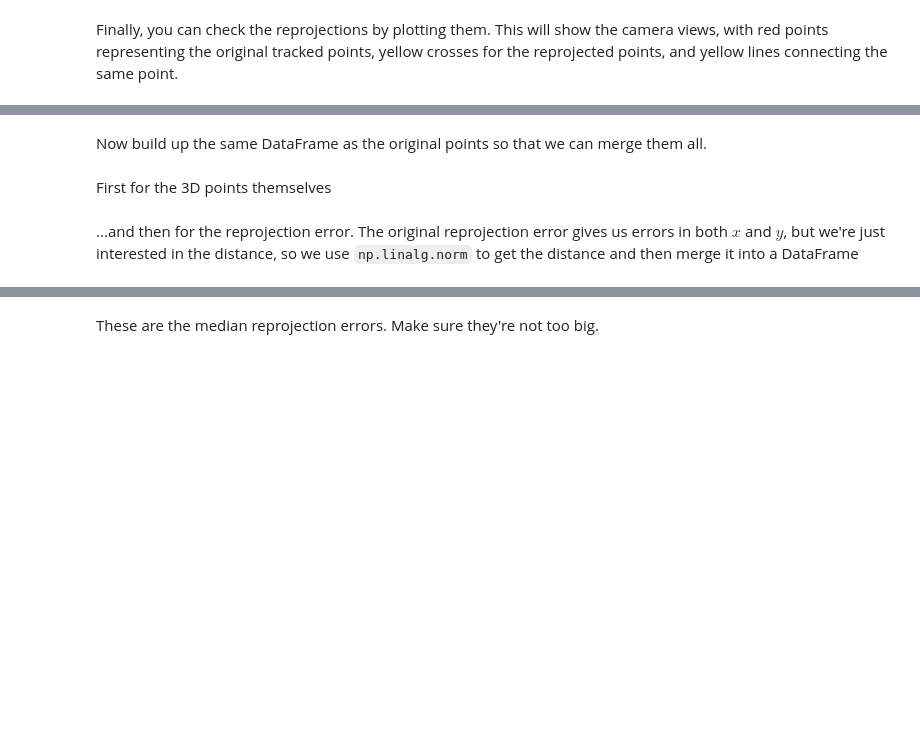
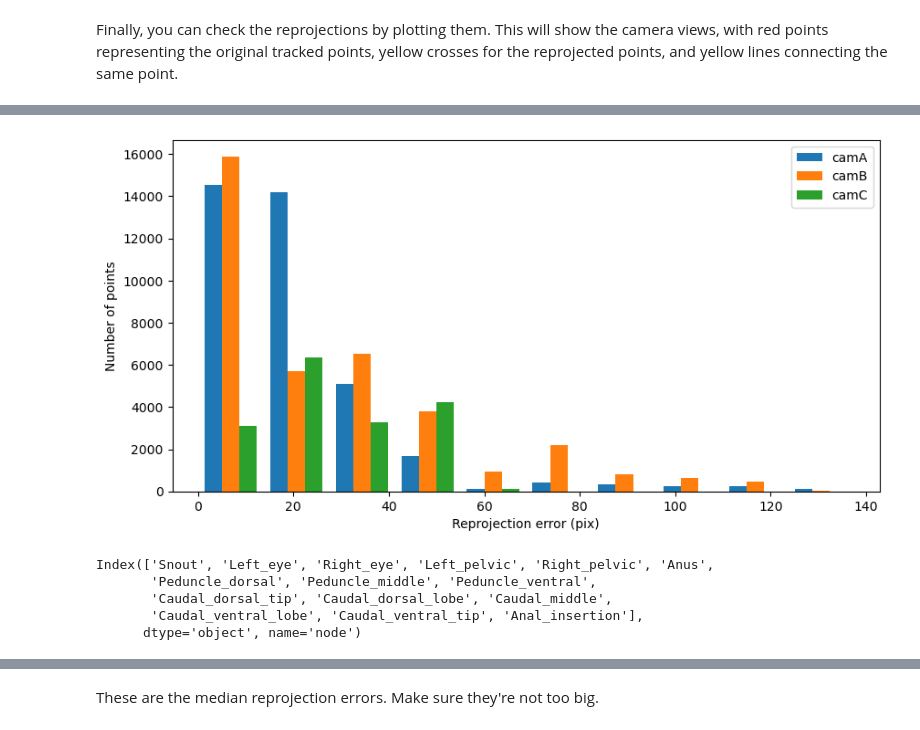
Before and after one commit to tytell/tytell-lab, a Jupyter notebook: triangulate_sleap.ipynb, the cells around one changed output, grey strips where cells are left out. Drawn from its saved outputs; the diff is of its cells as text; code cells hidden in the pictures; blank space fills up the shorter version.

```diff
--- a/triangulate_sleap.ipynb
+++ b/triangulate_sleap.ipynb
@@ -209,4 +75,0 @@ array([[ 1.68047637,  0.14213315,  3.64142629, 18.66773313,  2.21700235],
-# %% [markdown]
-Now build up the same DataFrame as the original points so that we can merge them all.
-# %% [markdown]
-First for the 3D points themselves
@@ -218,2 +75,0 @@ pts3d = pd.DataFrame(pts3d, index=ptsall.index, columns=col_ind)
-# %% [markdown]
-...and then for the reprojection error. The original reprojection error gives us errors in both $x$ and $y$, but we're just interested in the distance, so we use `np.linalg.norm` to get the distance and then merge it into a DataFrame
@@ -224,0 +76,16 @@ errors_norm = pd.DataFrame(errors_norm.T, index=ptsall.index, columns=col_ind)
+# %%
+plt.hist(ptsall3d.loc[:,(slice(None),'err')])
+plt.legend(camgroup.get_names())
+plt.xlabel('Reprojection error (pix)')
+plt.ylabel('Number of points')
+plt.show()
+# %% [output]
+[figure, added]
+# %%
+ptsall3d.index.get_level_values(2).unique()
+# %% [output]
+Index(['Snout', 'Left_eye', 'Right_eye', 'Left_pelvic', 'Right_pelvic', 'Anus',
+       'Peduncle_dorsal', 'Peduncle_middle', 'Peduncle_ventral',
+       'Caudal_dorsal_tip', 'Caudal_dorsal_lobe', 'Caudal_middle',
+       'Caudal_ventral_lobe', 'Caudal_ventral_tip', 'Anal_insertion'],
+      dtype='object', name='node')
```
Also changed, not shown: parts of 41 cells of this notebook, 2 other files.
